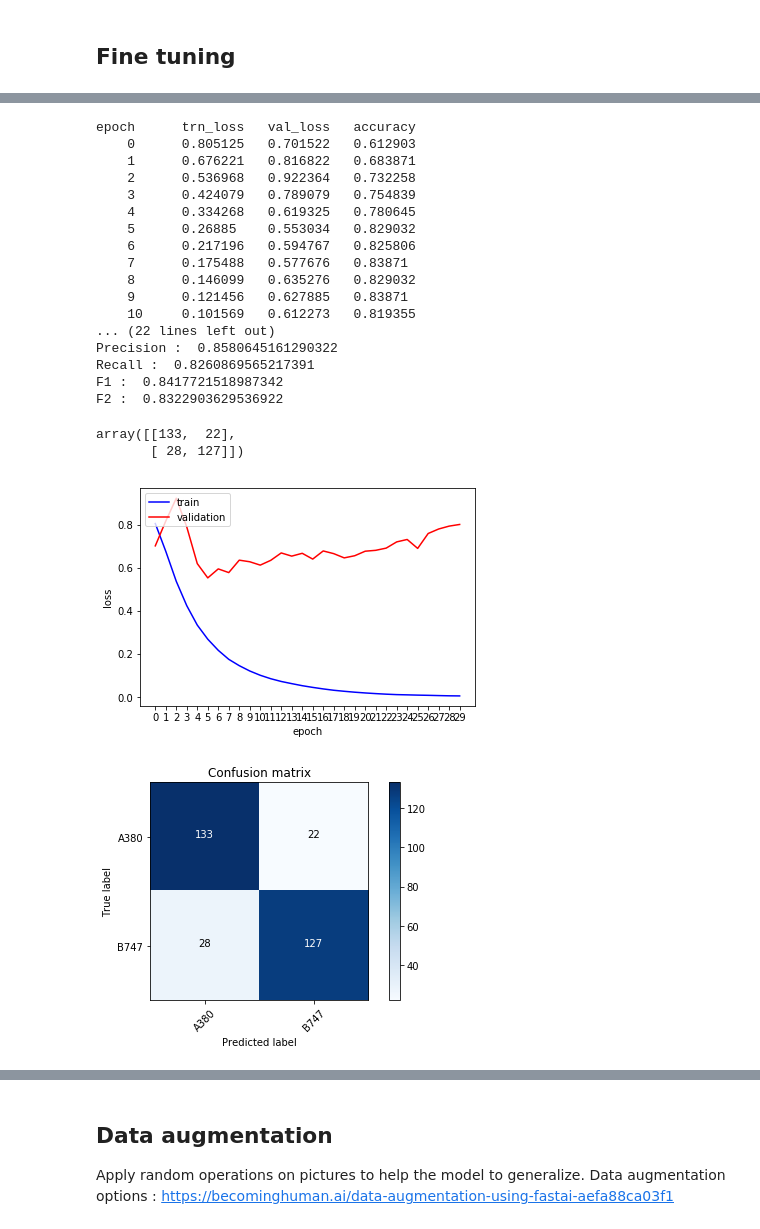
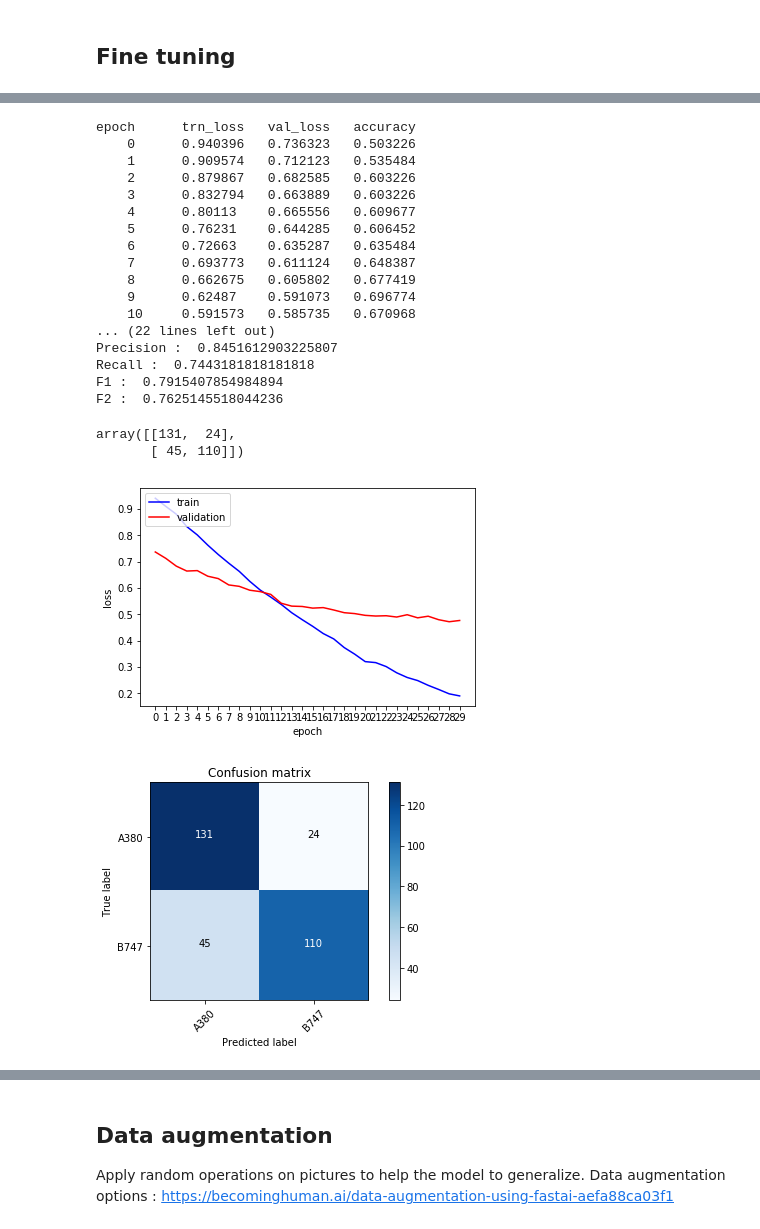
Before and after one commit to benoit-cty/deep_learning_tests, a Jupyter notebook: 01-Binary_Classification_747_vs_A380.ipynb, the cells around one changed output, grey strips where cells are left out. Cells and saved outputs as stored; diff of their text form; code cells hidden in the pictures.

```diff
--- a/01-Binary_Classification_747_vs_A380.ipynb
+++ b/01-Binary_Classification_747_vs_A380.ipynb
@@ -238,50 +243,49 @@ The model had learn quite nothing. But it is not surprising with so small datase
 # %% [markdown]
 ## Fine tuning
 # %%
-!rm -r {PATH}/tmp
-    # F2 :  0.78 for image_size=128, batch_size=150, lr=1e-3, epoch=30
-    # F2 :  0.83 for image_size=128, batch_size=128, lr=1e-2, epoch=30
-    # F2 :  0.77 for image_size=128, batch_size=150, lr=1e-4, epoch=30
-    # F2 :  0.80 for image_size=128, batch_size=150, lr=1e-2, epoch=30
-#F2 :  0.83 for image_size=128, batch_size=128, lr=1e-2, epoch=30
-# F2 :  0.80 for image_size=128, batch_size=150, lr=1e-3, epoch=30
+!rm -r {PATH}tmp
+
+#F2 :  0.83 for image_size=128, batch_size=128, lr=1e-2
+# F2 :  0.80 for image_size=128, batch_size=150, lr=1e-3
 # F2 :  0.76 for image_size=128, batch_size=150, lr=1e-4 # good graph
-
+# F2 :  0.83 for image_size=128, batch_size=150, lr=1e-2 # val loss goes up => overfitting
+# F2 :  0.81 (acc 81.61 %) for image_size=128, batch_size=150, lr=1e-3 # val_loss go down, then slowly up
+# F2 :  0.76 (acc 76.45 %) for image_size=128, batch_size=64, lr=1e-4 # good graph, val_loss slowly go down
 
 image_size=128
-batch_size=150
-lr=1e-2
+batch_size=64
+lr=1e-4
 epoch=30
 data = ImageClassifierData.from_paths(PATH, tfms=tfms_from_model(arch, image_size), bs=batch_size, num_workers=num_cpus())
 learn = ConvLearner.pretrained(arch, data, precompute=False, ps=0.5, pretrained=True)
 learn.unfreeze()
 vals_s2s, global_results = learn.fit(lr, n_cycle=epoch, get_ep_vals=True)
 print("After ", str(len(global_results)), " epochs, the accuracy is ", str(vals_s2s[1]*100)[:5], "%" )
 plot_ep_vals(global_results)
 plot_the_confusion_matrix()
 # %% [output]
 [interactive output not drawn]
 epoch      trn_loss   val_loss   accuracy
-    0      0.805125   0.701522   0.612903
-    1      0.676221   0.816822   0.683871
-    2      0.536968   0.922364   0.732258
-    3      0.424079   0.789079   0.754839
-    4      0.334268   0.619325   0.780645
-    5      0.26885    0.553034   0.829032
-    6      0.217196   0.594767   0.825806
-    7      0.175488   0.577676   0.83871
-    8      0.146099   0.635276   0.829032
-    9      0.121456   0.627885   0.83871
-    10     0.101569   0.612273   0.819355
+    0      0.940396   0.736323   0.503226
+    1      0.909574   0.712123   0.535484
+    2      0.879867   0.682585   0.603226
+    3      0.832794   0.663889   0.603226
+    4      0.80113    0.665556   0.609677
+    5      0.76231    0.644285   0.606452
+    6      0.72663    0.635287   0.635484
+    7      0.693773   0.611124   0.648387
+    8      0.662675   0.605802   0.677419
+    9      0.62487    0.591073   0.696774
+    10     0.591573   0.585735   0.670968
 ... (22 lines left out)
-Precision :  0.8580645161290322
-Recall :  0.8260869565217391
-F1 :  0.8417721518987342
-F2 :  0.8322903629536922
+Precision :  0.8451612903225807
+Recall :  0.7443181818181818
+F1 :  0.7915407854984894
+F2 :  0.7625145518044236
-array([[133,  22],
-       [ 28, 127]])
+array([[131,  24],
+       [ 45, 110]])
-[figure, old version]
+[figure, new version]
-[figure, old version]
+[figure, new version]
 # %%
 learn.sched.plot_loss()
 # %% [output]
```
Also changed, not shown: parts of 33 cells of this notebook, 1 other file.
